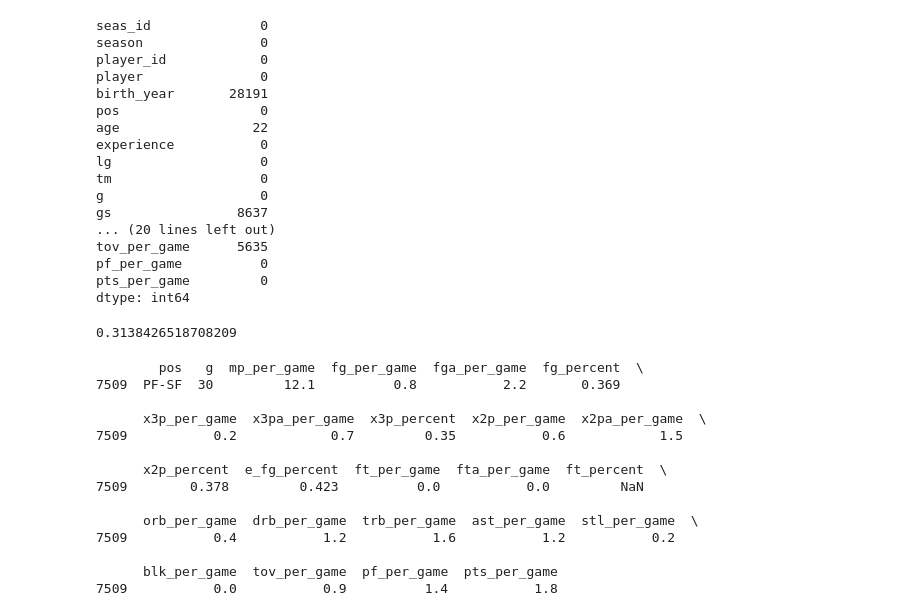
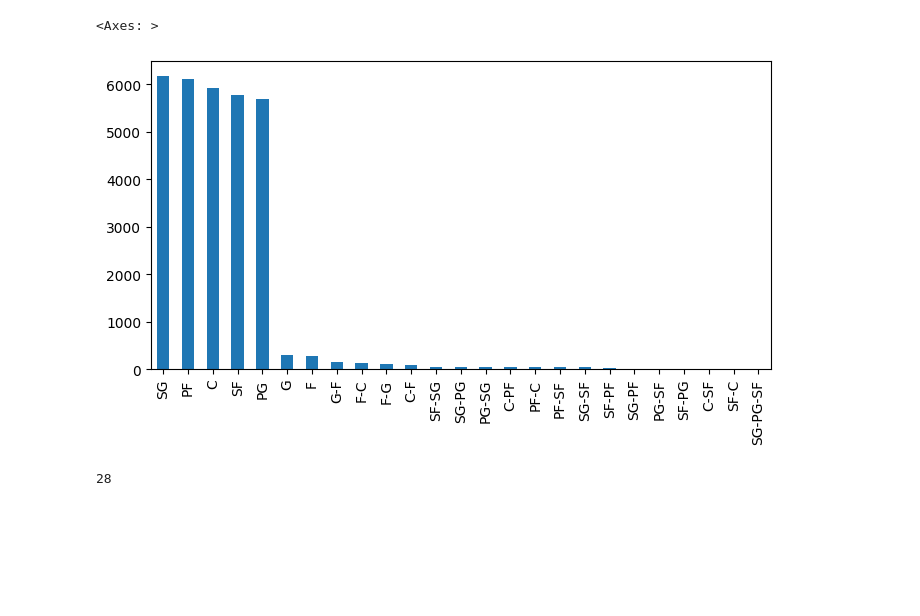
Before and after one commit to AlfonsoGhislieri/nba-machine-learning, a Jupyter notebook: nba.ipynb, the cells around one changed output. Cells and saved outputs as stored; diff of their text form; code cells hidden in the pictures; blank space fills up the shorter version.

```diff
--- a/nba.ipynb
+++ b/nba.ipynb
@@ -148,47 +0,0 @@ print(nba_data.sample(10))
-# %%
-# get the number of missing data points per column
-nba_data.isnull().sum()
-# %% [output]
-seas_id              0
-season               0
-player_id            0
-player               0
-birth_year       28191
-pos                  0
-age                 22
-experience           0
-lg                   0
-tm                   0
-g                    0
-gs                8637
-... (20 lines left out)
-tov_per_game      5635
-pf_per_game          0
-pts_per_game         0
-dtype: int64
-# %%
-# how many total missing values do we have?
-total_cells = np.product(nba_data.shape)
-total_missing = missing_values_count.sum()
-
-# percent of data that is missing
-print((total_missing/total_cells) * 100)
-# %% [output]
-0.3138426518708209
-# %%
-print(nba_data[nba_data['ft_percent'].isna()])
-# %% [output]
-        pos   g  mp_per_game  fg_per_game  fga_per_game  fg_percent  \
-7509  PF-SF  30         12.1          0.8           2.2       0.369
-
-      x3p_per_game  x3pa_per_game  x3p_percent  x2p_per_game  x2pa_per_game  \
-7509           0.2            0.7         0.35           0.6            1.5
-
-      x2p_percent  e_fg_percent  ft_per_game  fta_per_game  ft_percent  \
-7509        0.378         0.423          0.0           0.0         NaN
-
-      orb_per_game  drb_per_game  trb_per_game  ast_per_game  stl_per_game  \
-7509           0.4           1.2           1.6           1.2           0.2
-
-      blk_per_game  tov_per_game  pf_per_game  pts_per_game
-7509           0.0           0.9          1.4           1.8
@@ -194,0 +13,29 @@ print(nba_data[nba_data['ft_percent'].isna()])
+# %%
+df = pd.read_csv("data/Player Per Game.csv") # load dataset into a dataframe
+# %%
+# look at all the different positions listed in the dataset
+df['pos'].value_counts().plot.bar(figsize=(8, 4))
+# %% [output]
+<Axes: >
+[figure, added]
+# %%
+# # create new condensed position labels and the positions they include in dictionary
+# new_positions_dict = {
+#   "G": ["PG","SG"],
+#   "F": ["F","SF","PF"],
+#   "C": ["C"],
+#   "G-F": ["PG","SG","F","SF","PF"],
+#   "F-C": ["SF","PF","C"],
+# }
+
+# # interate through every row
+# for i in df.index:
+#   pos = df.at[i, 'pos'].split('-')
+#   for key, value in new_positions_dict.items():
+#     # print(f"{value} {pos}")
+#     if (np.all(np.in1d(pos, value))):
+#       df.at[i, 'pos'] = key
+#       break
+print(len(df.columns))
+# %% [output]
+28
```
Also changed, not shown: parts of 21 cells of this notebook, 1 other file.
